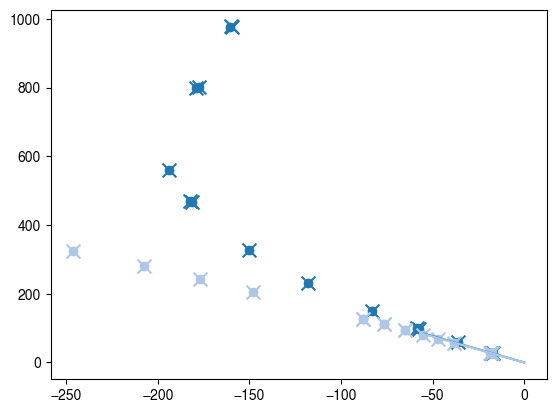
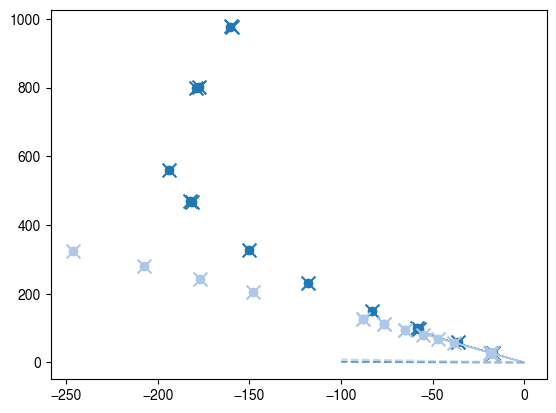
Code edit (unified diff) that turned the first committed figure into the second:
--- before
+++ after
@@ -9,12 +9,26 @@
 
     # Get the majority particle id for the track
-    majority_particle_id = tracks.iloc[i]['majority_particle_id']
+    majority_particle_id = tracks_df.iloc[i]['majority_particle_id']
 
     # Get the hit ids for the majority particle id
     majority_particle_hit_ids = digihits_df[digihits_df.particle_id == majority_particle_id].index.tolist()
     plt.scatter(digihits_df.x.iloc[majority_particle_hit_ids], digihits_df.y.iloc[majority_particle_hit_ids], marker='x', color=colors[i], s=100)
-
-    # Plot the phi vector of the particle
+    # Plot the phi vector of the particle as an arrow
     particle_entry = particles_df[particles_df['particle_id'] == majority_particle_id].iloc[0]
     normalised_momentum_vector = particle_entry[['px', 'py']].values / np.linalg.norm(particle_entry[['px', 'py']].values)*100
-    plt.plot([particle_entry['vx'], particle_entry['vx'] + normalised_momentum_vector[0]], [particle_entry['vy'], particle_entry['vy'] + normalised_momentum_vector[1]], color=colors[i])
+    plt.arrow(particle_entry['vx'], particle_entry['vy'], normalised_momentum_vector[0], normalised_momentum_vector[1], 
+              color=colors[i], head_width=5, head_length=5, length_includes_head=True)
+    phi = np.arctan2(particle_entry['py'], particle_entry['px'])
+    print("Particle phi: ", phi)
+
+    # Plot the phi vector of the track
+    track_entry = tracks_df.iloc[i]
+    phi = track_entry['phi']
+    print("Track phi: ", phi)
+    
+    # Convert phi to px, py components (assuming unit momentum for visualization)
+    track_px = np.cos(phi) * 100  # scale for visualization
+    track_py = np.sin(phi) * 100
+    
+    # Plot from origin (assuming tracks start from origin for visualization)
+    plt.plot([0, track_px], [0, track_py], color=colors[i], linestyle='--', alpha=0.7)

Commit: Auto-commit for campaign 'full_pileup_pilot', dataset 'ttbar', version 'v3'